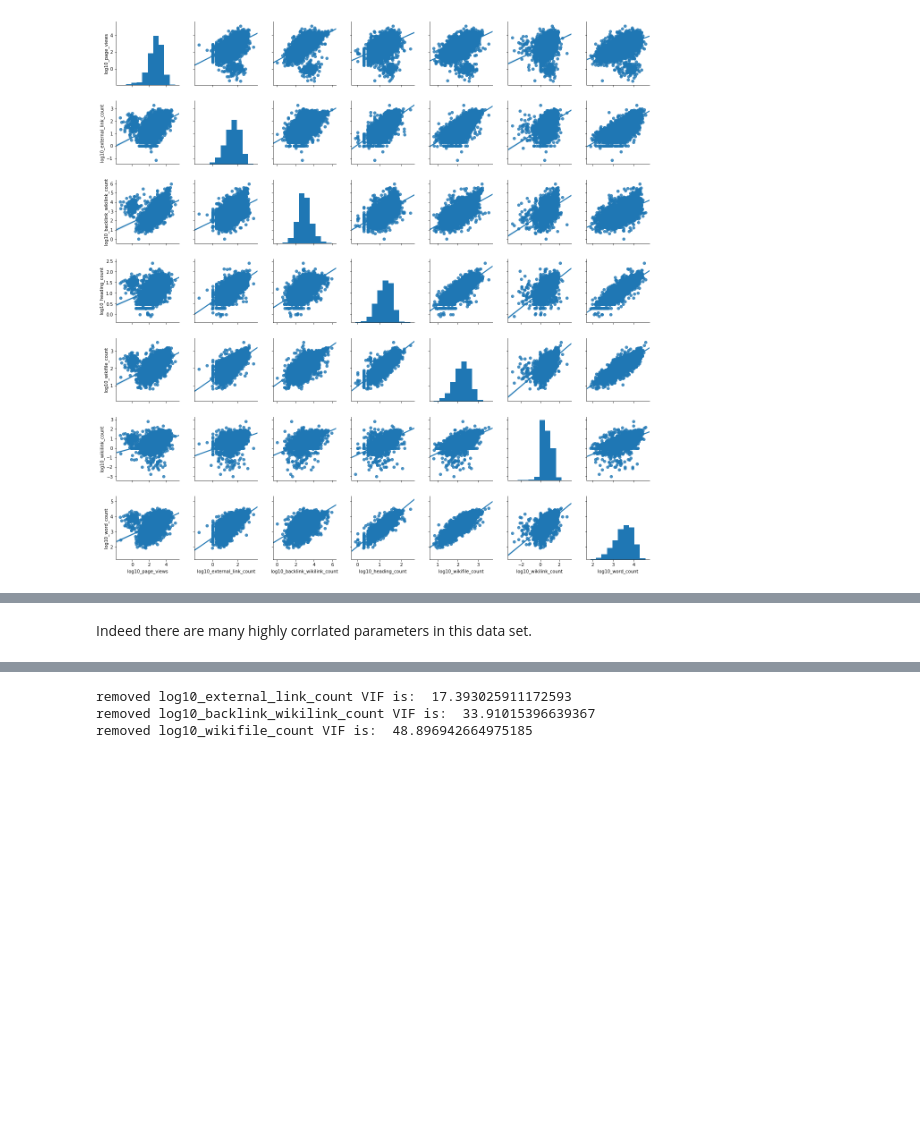
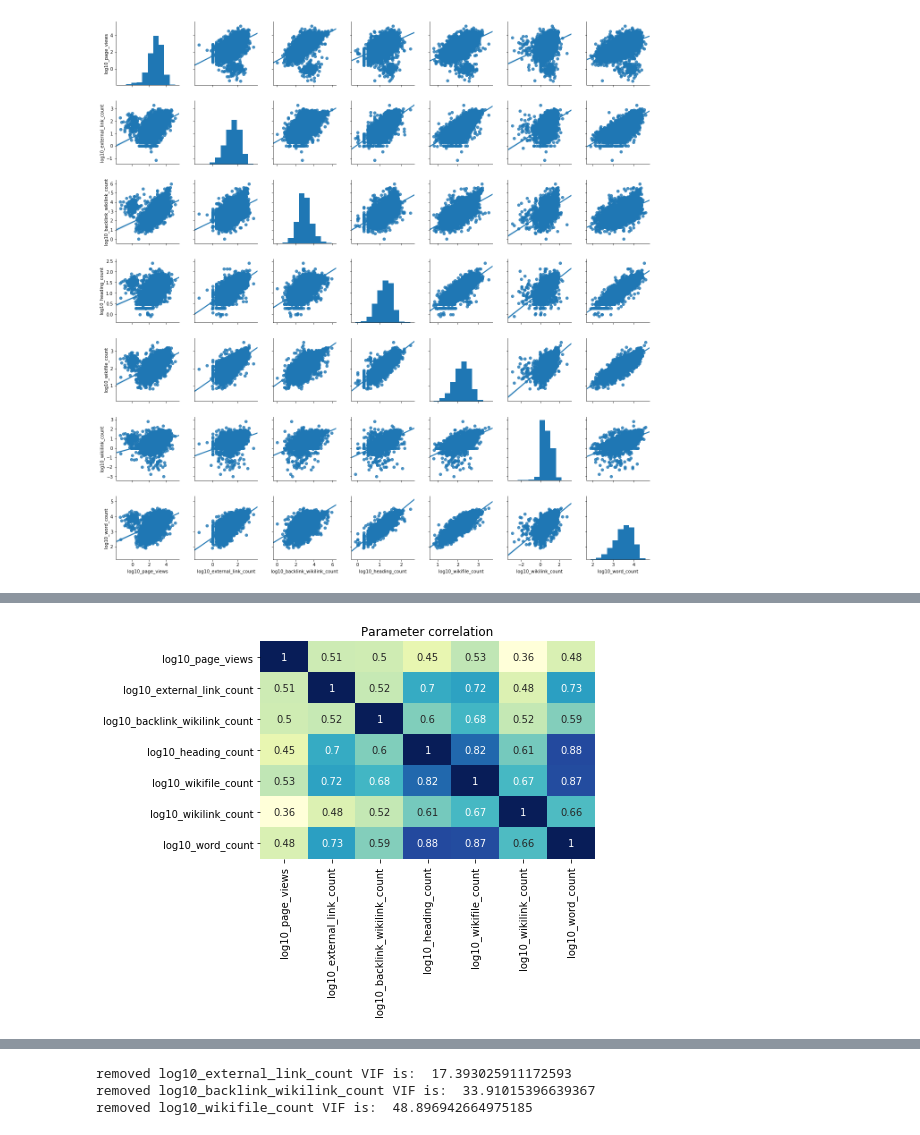
Before and after one commit to wmvoje/wiki_stub_expansion, a Jupyter notebook: data_analysis/Regression_What correlates to pageviews.ipynb, the cells around one changed output, grey strips where cells are left out. Saved outputs shown, nothing was run; the diff lists cells and outputs as text; code cells hidden in the pictures; blank space fills up the shorter version.

```diff
--- a/data_analysis/Regression_What correlates to pageviews.ipynb
+++ b/data_analysis/Regression_What correlates to pageviews.ipynb
@@ -399,2 +396,5 @@ resampled_data[to_plot].corr()
-# %% [markdown]
-Indeed there are many highly corrlated parameters in this data set.
+# %%
+ax = sns.heatmap(resampled_data[to_plot].corr(), annot=True, cmap="YlGnBu", cbar=False)
+ax.set_title('Parameter correlation');
+# %% [output]
+[figure, added]
```
Also changed, not shown: parts of 29 cells of this notebook, 1 other file.
